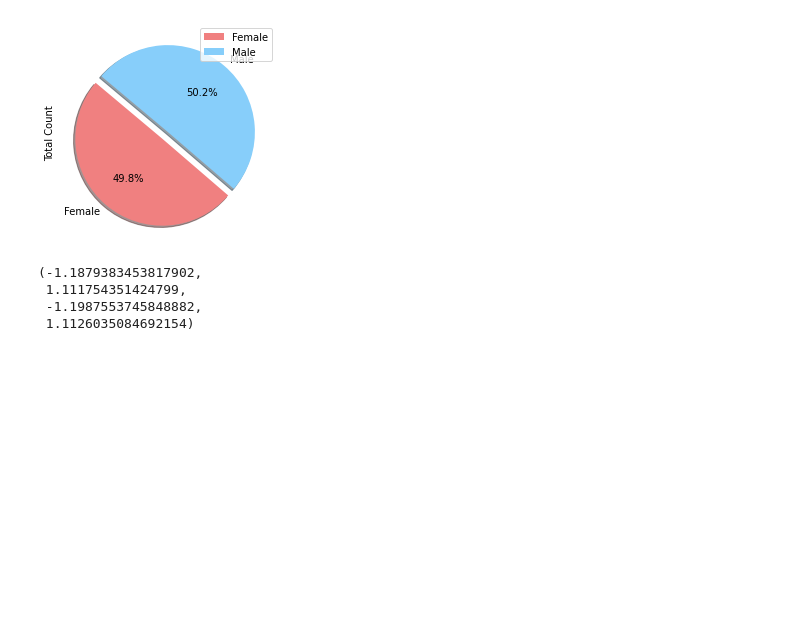
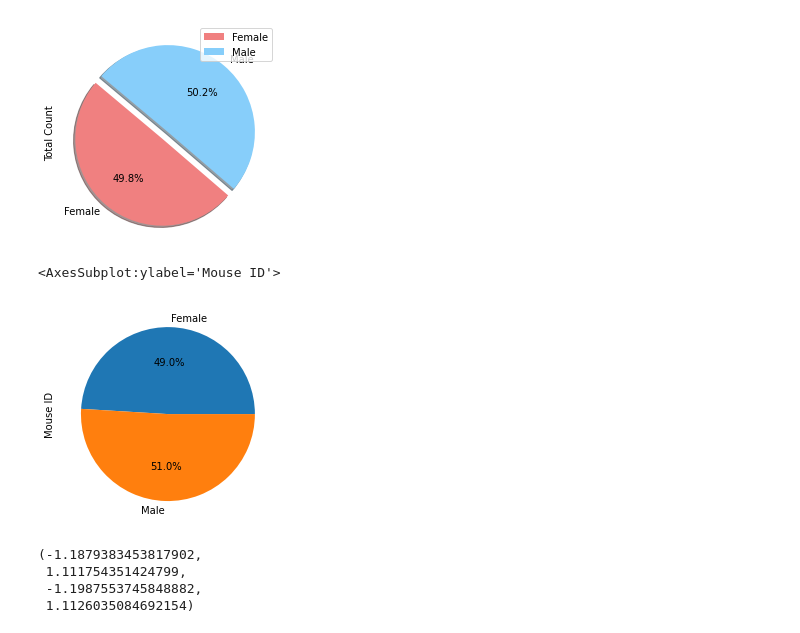
Before and after one commit to a-prospero/Matplotlib-homework, a Jupyter notebook: Pymaceuticals/pymaceuticals_starter.ipynb, the cells around one changed output. Cells and saved outputs as stored; diff of their text form; code cells hidden in the pictures; blank space fills up the shorter version.

```diff
--- a/Pymaceuticals/pymaceuticals_starter.ipynb
+++ b/Pymaceuticals/pymaceuticals_starter.ipynb
@@ -72,7 +88,8 @@ mouse_data
 # %%
 # Create a clean DataFrame by dropping the duplicate mouse by its ID.
-drop_dup_mice = combined_data.loc[combined_data.duplicated(subset=['Mouse ID', 'Timepoint',]),'Mouse ID'].unique()
-clean_data = combined_data.drop('Mouse ID')
-clean_combined_data = clean_data.reset_index()
-clean_combined_data.head()
+#drop_dup_mice = combined_data.loc[combined_data.duplicated(subset=['Mouse ID', 'Timepoint',]),'Mouse ID'].unique()
+#clean_combined_data = combined_data.drop_duplicates(subset=['g989'])
+#clean_combined_data = clean_combined_data.reset_index()
+clean_df = combined_data.loc[combined_data ["Mouse ID"]!="g989"]
+clean_df
 # %% [output]
@@ -189,6 +229,12 @@ plot = mouse_gender.plot.pie(y='Total Count', explode = explode, colors = colors
 plt.show()
 # %% [output]
 [figure]
+# %%
+gender_dist = clean_df.groupby('Sex')["Mouse ID"].count()
+gender_dist.plot(kind='pie', autopct="%1.1f%%")
+# %% [output]
+<AxesSubplot:ylabel='Mouse ID'>
+[figure, added]
 # %%
 # Generate a pie plot showing the distribution of female versus male mice using pyplot
 labels = ["Female","Male"]
```
Also changed, not shown: parts of 14 cells of this notebook, 1 other file.
